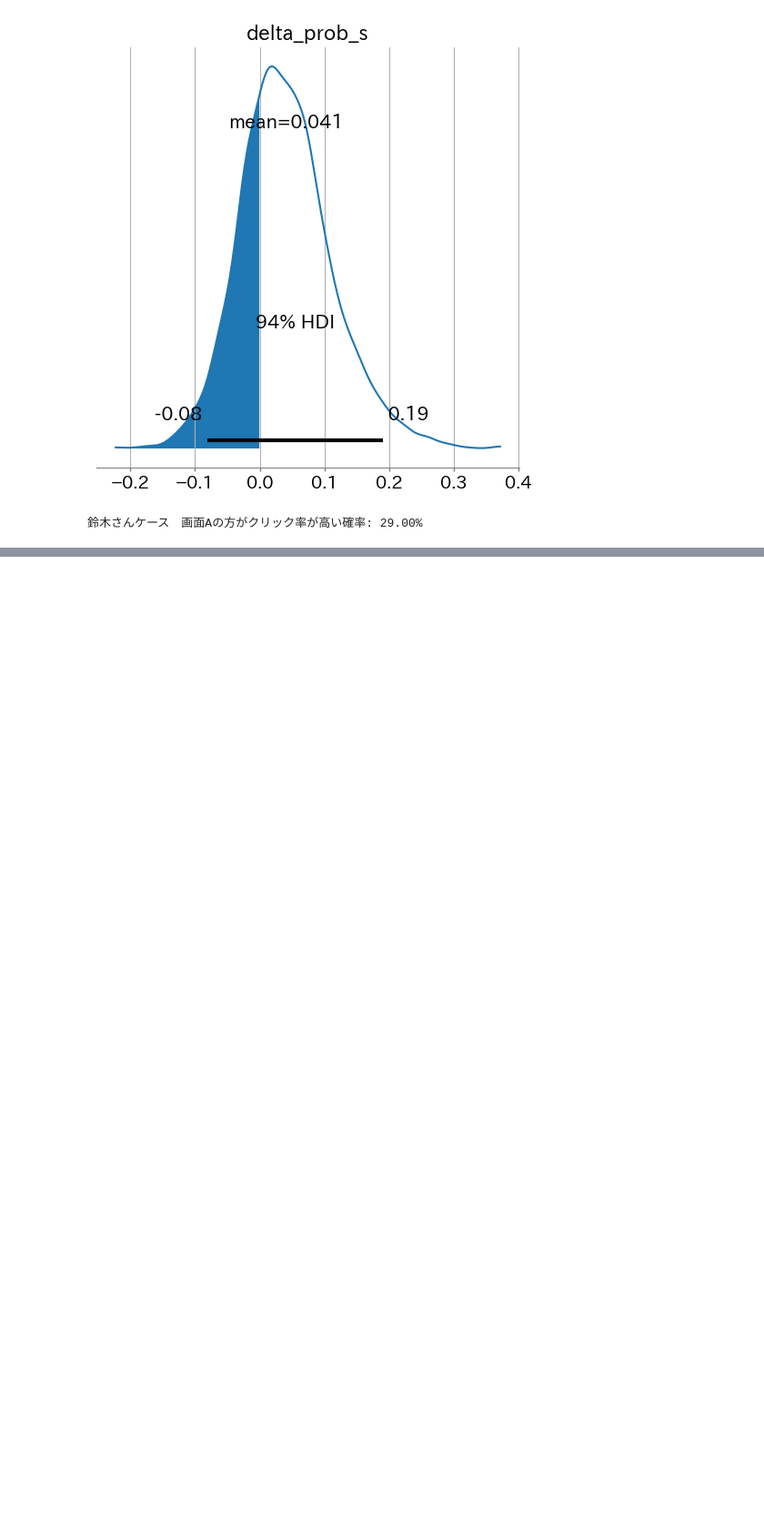
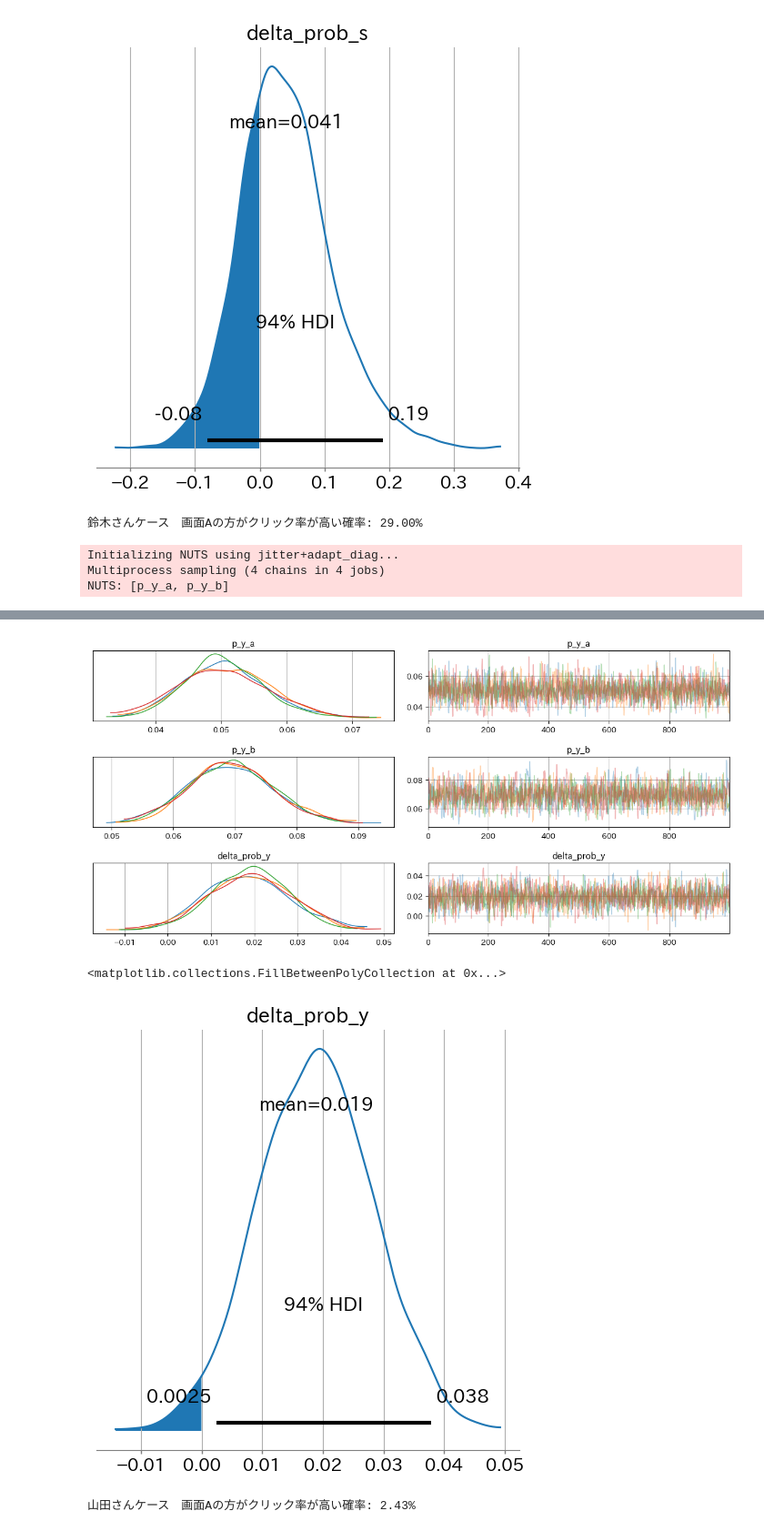
Before and after one commit to maton369/Bayesian_Inference_Practice, a Jupyter notebook: 6_1_ABテスト効果検証.ipynb, the cells around one changed output, grey strips where cells are left out. Shown: that part at 91% size. Drawn from its saved outputs; the diff is of its cells as text; code cells hidden in the pictures; blank space fills up the shorter version.

```diff
--- a/6_1_ABテスト効果検証.ipynb
+++ b/6_1_ABテスト効果検証.ipynb
@@ -141,3 +141,36 @@ n1_rate_s = n1_s / n_s
 print(f"鈴木さんケース　画面Aの方がクリック率が高い確率: {n1_rate_s*100:.02f}%")
 # %% [output]
 鈴木さんケース　画面Aの方がクリック率が高い確率: 29.00%
+# %%
+model_y = pm.Model()
+
+with pm.Model() as model_y:
+    # 事前分布として一様分布を採用
+    p_y_a = pm.Uniform("p_y_a", lower=0.0, upper=1.0)
+    p_y_b = pm.Uniform("p_y_b", lower=0.0, upper=1.0)
+
+    # 二項分布で確率モデルを定義
+    # n:表示数　observed:ヒット数　とすればよい
+    obs_y_a = pm.Binomial("obs_y_a", p=p_y_a, n=1200, observed=60)
+    obs_y_b = pm.Binomial("obs_y_b", p=p_y_b, n=1600, observed=110)
+
+    # 新たな確率変数として二つの確率変数の差を定義
+    delta_prob_y = pm.Deterministic("delta_prob_y", p_y_b - p_y_a)
+
+# サンプリング
+with model_y:
+    idata_y = pm.sample(random_seed=42, target_accept=0.99)
+
+# traceの確認
+az.plot_trace(idata_y, compact=False)
+plt.tight_layout()
+plt.show()
+
+# delta_prob_yの分布を可視化
+ax = az.plot_posterior(idata_y, var_names=["delta_prob_y"])
+xx, yy = ax.get_lines()[0].get_data()
+ax.fill_between(xx[xx < 0], yy[xx < 0])
+# %% [output]
+Initializing NUTS using jitter+adapt_diag...
+Multiprocess sampling (4 chains in 4 jobs)
+NUTS: [p_y_a, p_y_b]
@@ -143,0 +180,20 @@ print(f"鈴木さんケース　画面Aの方がクリック率が高い確率:
+[figure, added]
+<matplotlib.collections.FillBetweenPolyCollection at 0x...>
+[figure, added]
+# %%
+# サンプリング結果から　delta_probの値を抽出
+delta_prob_y = idata_y["posterior"].data_vars["delta_prob_y"]
+delta_prob_y_values = delta_prob_y.values.reshape(-1)
+
+# delta_probの値がマイナスであった件数
+n1_y = (delta_prob_y_values < 0).sum()
+
+# 全体サンプル数
+n_y = len(delta_prob_y_values)
+
+# 比率計算
+n1_rate_y = n1_y / n_y
+
+print(f"山田さんケース　画面Aの方がクリック率が高い確率: {n1_rate_y*100:.02f}%")
+# %% [output]
+山田さんケース　画面Aの方がクリック率が高い確率: 2.43%
```
Also changed, not shown: parts of 1 cell of this notebook.
